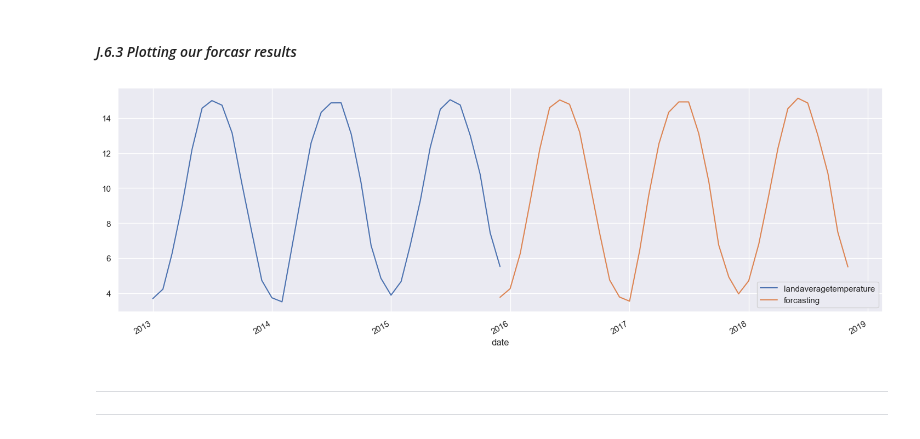
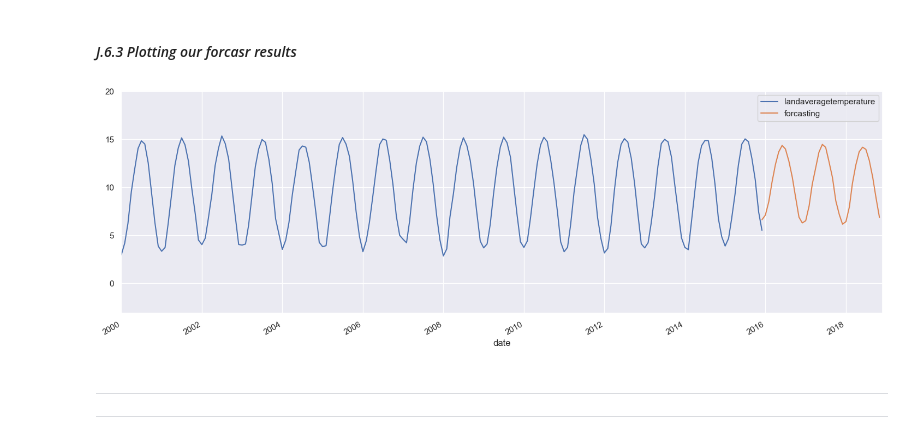
Before and after one commit to omars1234/Siteck, a Jupyter notebook: Earth_Tempreture_Version_2.ipynb, the cells around one changed output. Cells and saved outputs as stored; diff of their text form; code cells hidden in the pictures.

```diff
--- a/Earth_Tempreture_Version_2.ipynb
+++ b/Earth_Tempreture_Version_2.ipynb
@@ -517,2 +668,0 @@ data["decade"]= data['year'] - (data['year']%10)
-# %%
-data.set_index("date",inplace=True)
@@ -745,7 +757,9 @@ prediction_end_date=test_data.index[-1]
 # %% [markdown]
 ### *J.4 Applying Prediction Function*
 # %%
-Prediction_sarimax=modul_sarimax.predict(start=prediction_start_date,end=prediction_end_date)
+Prediction_sarimax=modul_sarimax.predict(start=prediction_start_date,end=prediction_end_date,
+                                        exog=test_data[["landmaxtemperature_shift_36","landmintemperature_shift_36",
+                                                               "landandoceanaveragetemperature_shift_36"]])
 # %%
 test_data["prediction_sarimax"]=Prediction_sarimax
 # %% [markdown]
@@ -779,22 +792,22 @@ future_date=pd.DataFrame({"date":future_date_index})
 # %% [markdown]
 #### *J.6.2 Applying forcasting*
 # %%
-gg=modul_sarimax.get_forecast(steps=36,exog=test_data[["landandoceanaveragetemperature_1st_diff",
-                                                                "landmaxtemperature","landmintemperature"]])
+gg=modul_sarimax.get_forecast(steps=36,exog=test_data[["landmaxtemperature_shift_36","landmintemperature_shift_36",
+                                                               "landandoceanaveragetemperature_shift_36"]])
 forcast_result =pd.DataFrame(gg.predicted_mean)
 forcast_result=forcast_result.reset_index()
 forcast_result["date"]=future_date
 forcast_result=forcast_result.set_index("date").drop("index",axis=1)
 # %%
-test_predicted_together=pd.concat([test_data,future_date.set_index("date")])
+test_predicted_together=pd.concat([train_data,test_data,future_date.set_index("date")])
 test_predicted_together["forcasting"]=forcast_result
 # %% [markdown]
 #### *J.6.3 Plotting our forcasr results*
 # %%
-test_predicted_together[["landaveragetemperature","forcasting"]].plot(figsize=(18,6));
+test_predicted_together[["landaveragetemperature","forcasting"]].plot(figsize=(18,6),xlim=["2000-01-01","2018-12-01"]);
 # forcast_result.plot(figsize=(15,5));
 # %% [output]
-[figure, old version]
+[figure, new version]
 # %% [markdown]
 ---
 ---
```
Also changed, not shown: parts of 100 cells of this notebook.
